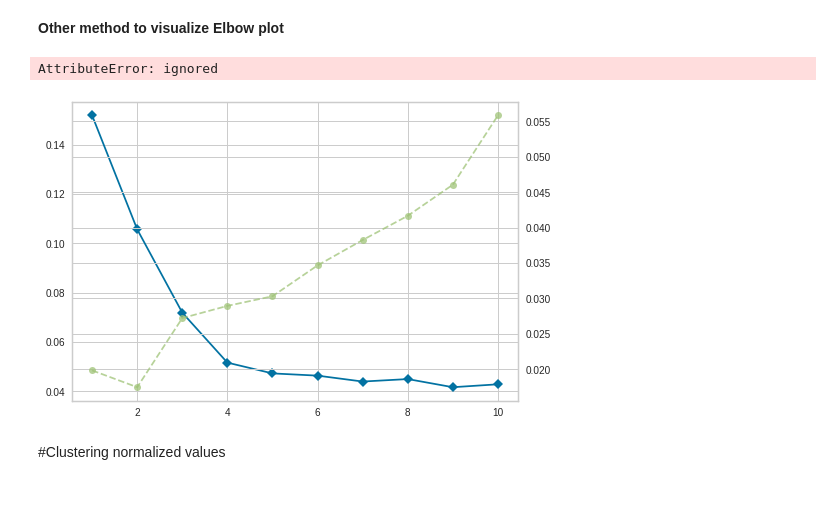
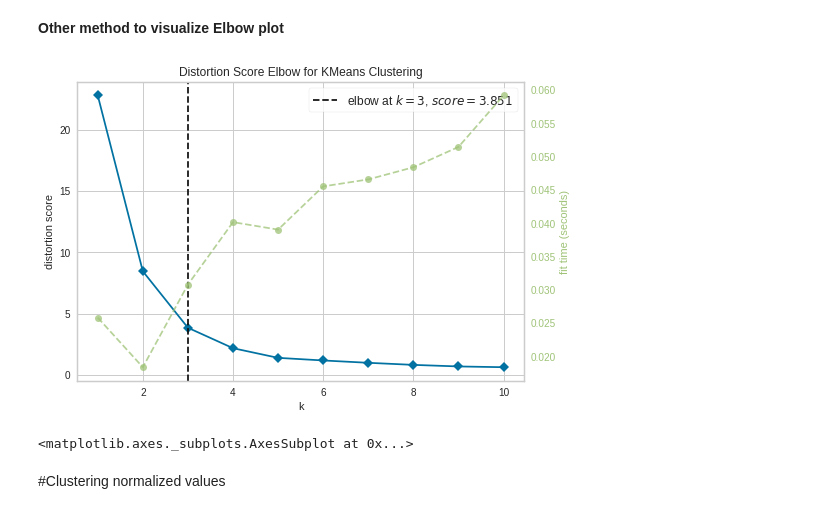
Before and after one commit to Valerylu97/Machine_Learning, a Jupyter notebook: Machine_Learning_Laboratory.ipynb, the cells around one changed output. Saved outputs shown, nothing was run; the diff lists cells and outputs as text; code cells hidden in the pictures.

```diff
--- a/Machine_Learning_Laboratory.ipynb
+++ b/Machine_Learning_Laboratory.ipynb
@@ -225,17 +239,15 @@ Text(0, 0.5, 'Sum of squared error')
 # %% [markdown]
 **Other method to visualize Elbow plot**
 # %%
-df_norm = df[['norm_age', 'norm_annual_incomes($)']]
-
 # Instantiate the clustering model and visualizer
 model = KMeans()
 visualizer = KElbowVisualizer(model, k=(1,11))
 
-visualizer.fit(df_norm)        # Fit the data to the visualizer
+visualizer.fit(df[['norm_age', 'norm_annual_incomes($)']])        # Fit the data to the visualizer
 visualizer.show()        # Finalize and render the figure
 # %% [output]
+[figure, new version]
-AttributeError: ignored
+<matplotlib.axes._subplots.AxesSubplot at 0x...>
-[figure, old version]
 # %% [markdown]
 #Clustering normalized values
 # %%
```
Also changed, not shown: parts of 13 cells of this notebook.
